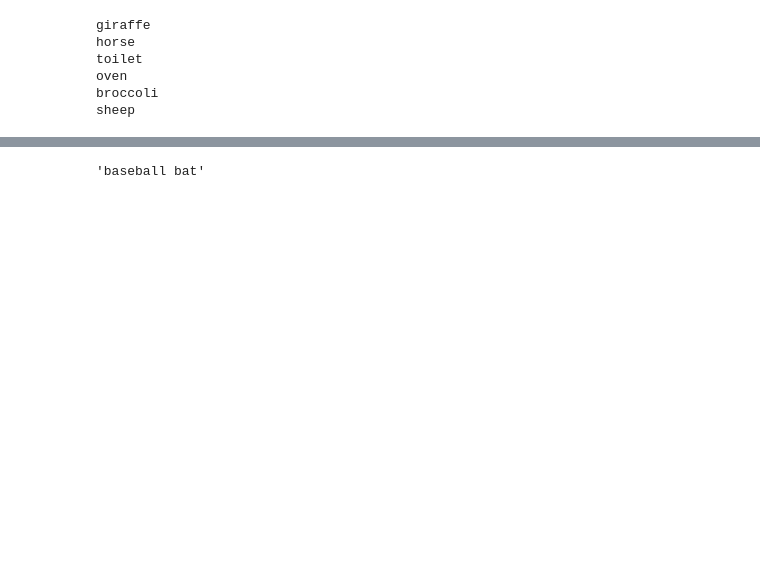
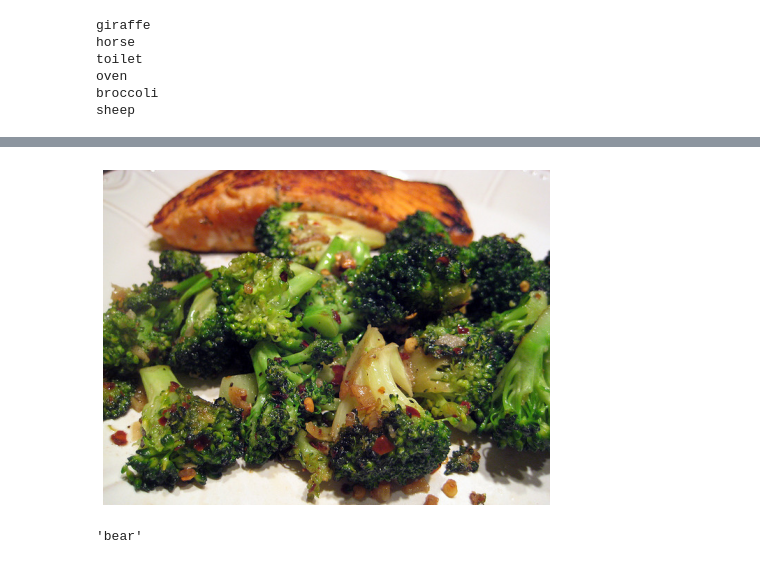
Before and after one commit to philhchen/PicIt, a Jupyter notebook: cocoapi/PythonAPI/COCONearestNeighbor.ipynb, the cells around one changed output, grey strips where cells are left out. Saved outputs shown, nothing was run; the diff lists cells and outputs as text; code cells hidden in the pictures; blank space fills up the shorter version.

```diff
--- a/cocoapi/PythonAPI/COCONearestNeighbor.ipynb
+++ b/cocoapi/PythonAPI/COCONearestNeighbor.ipynb
@@ -193,4 +249,12 @@ print(nms)
+# %%
+img = coco.loadImgs(imgIds[np.random.randint(0,len(imgIds))])[0]
+I = io.imread(img['coco_url'])
+plt.axis('off')
+plt.imshow(I)
+plt.show()
+# %% [output]
+[figure, added]
 # %%
-nms[34]
+nms[21]
 # %% [output]
-'baseball bat'
+'bear'
```
Also changed, not shown: parts of 13 cells of this notebook.
